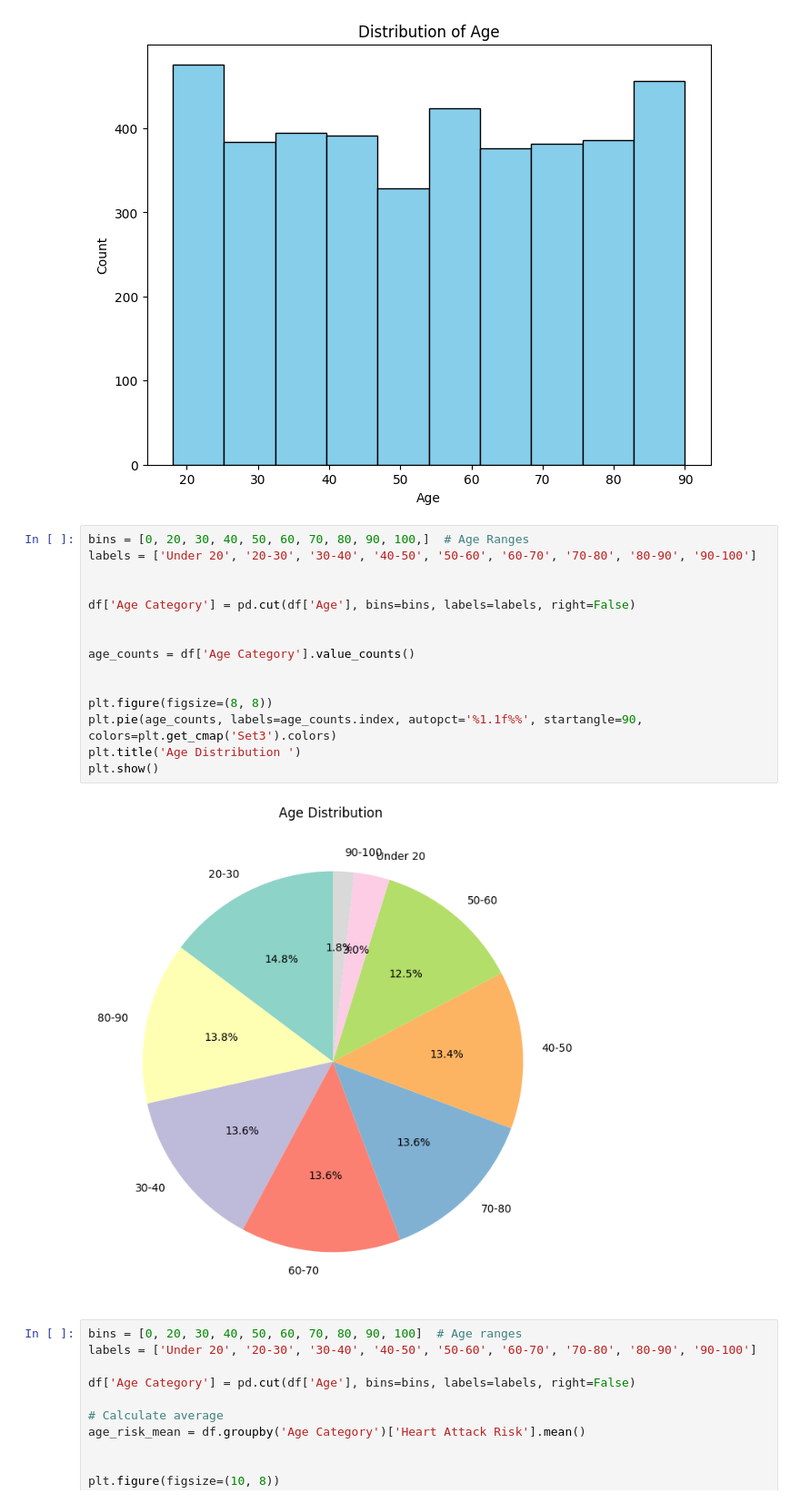
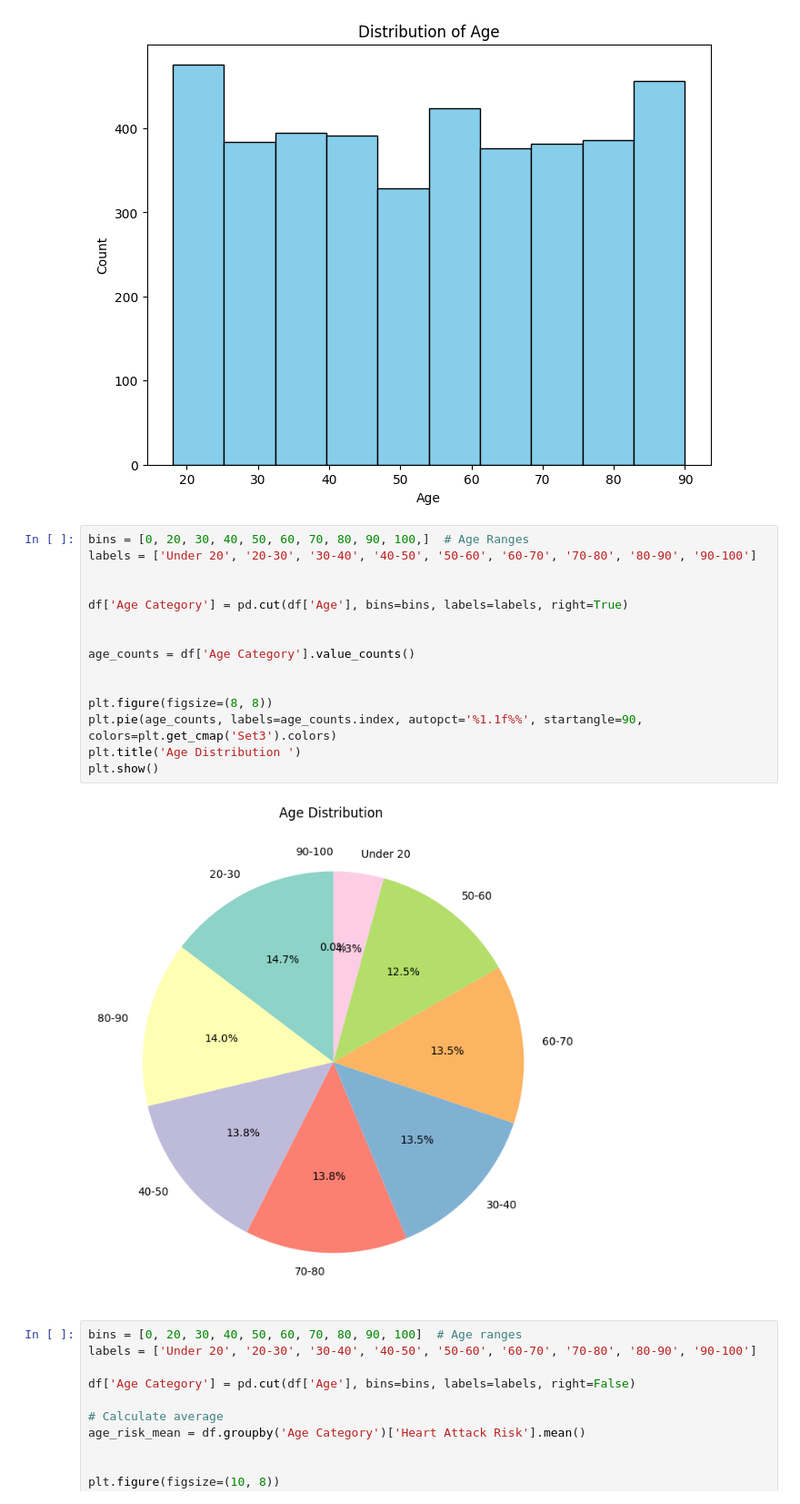
Before and after one commit to FajerAlamro/IT326-Project, a Jupyter notebook: chart.ipynb, the cells around one changed output. Shown at 91% size. Cells and saved outputs as stored; diff of their text form.

Commit message:
Final charts

```diff
--- a/chart.ipynb
+++ b/chart.ipynb
@@ -193,20 +193,20 @@ plt.show()
 # %%
 bins = [0, 20, 30, 40, 50, 60, 70, 80, 90, 100,]  # Age Ranges
 labels = ['Under 20', '20-30', '30-40', '40-50', '50-60', '60-70', '70-80', '80-90', '90-100']
 
 
-df['Age Category'] = pd.cut(df['Age'], bins=bins, labels=labels, right=False)
+df['Age Category'] = pd.cut(df['Age'], bins=bins, labels=labels, right=True)
 
 
 age_counts = df['Age Category'].value_counts()
 
 
 plt.figure(figsize=(8, 8))
 plt.pie(age_counts, labels=age_counts.index, autopct='%1.1f%%', startangle=90, colors=plt.get_cmap('Set3').colors)
 plt.title('Age Distribution ')
 plt.show()
 # %% [output]
-[figure, old version]
+[figure, new version]
 # %%
 bins = [0, 20, 30, 40, 50, 60, 70, 80, 90, 100]  # Age ranges
 labels = ['Under 20', '20-30', '30-40', '40-50', '50-60', '60-70', '70-80', '80-90', '90-100']
```
